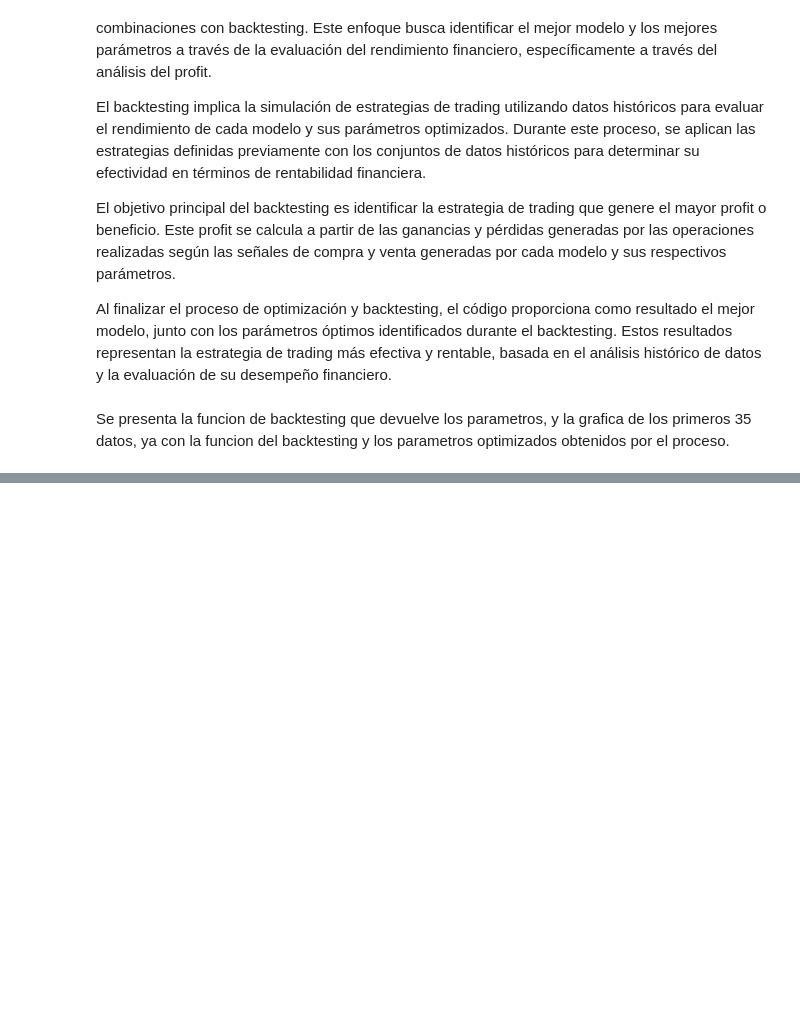
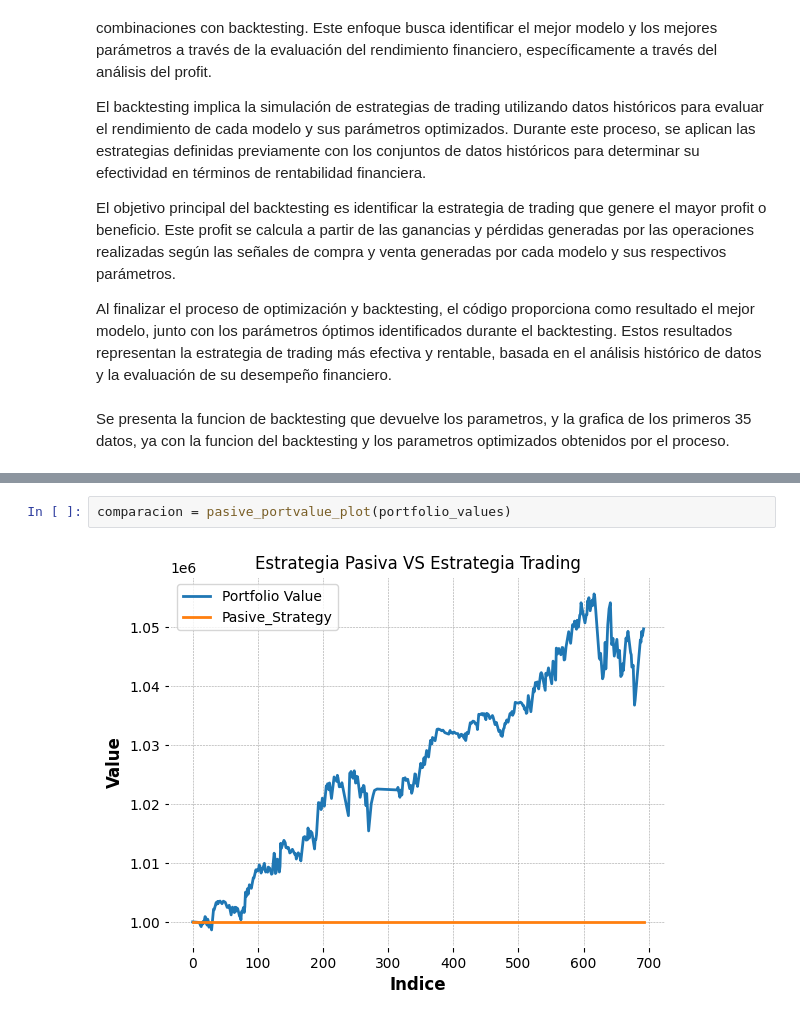
Before and after one commit to luciacrraz/Trading, a Jupyter notebook: Report_ML.ipynb, the cells around one changed output, grey strips where cells are left out. Drawn from its saved outputs; the diff is of its cells as text; blank space fills up the shorter version.

```diff
--- a/Report_ML.ipynb
+++ b/Report_ML.ipynb
@@ -135,0 +191,4 @@ NameError: name 'plot_operations_history' is not defined
+# %%
+comparacion = pasive_portvalue_plot(portfolio_values)
+# %% [output]
+[figure, added]
```
Also changed, not shown: parts of 18 cells of this notebook.
